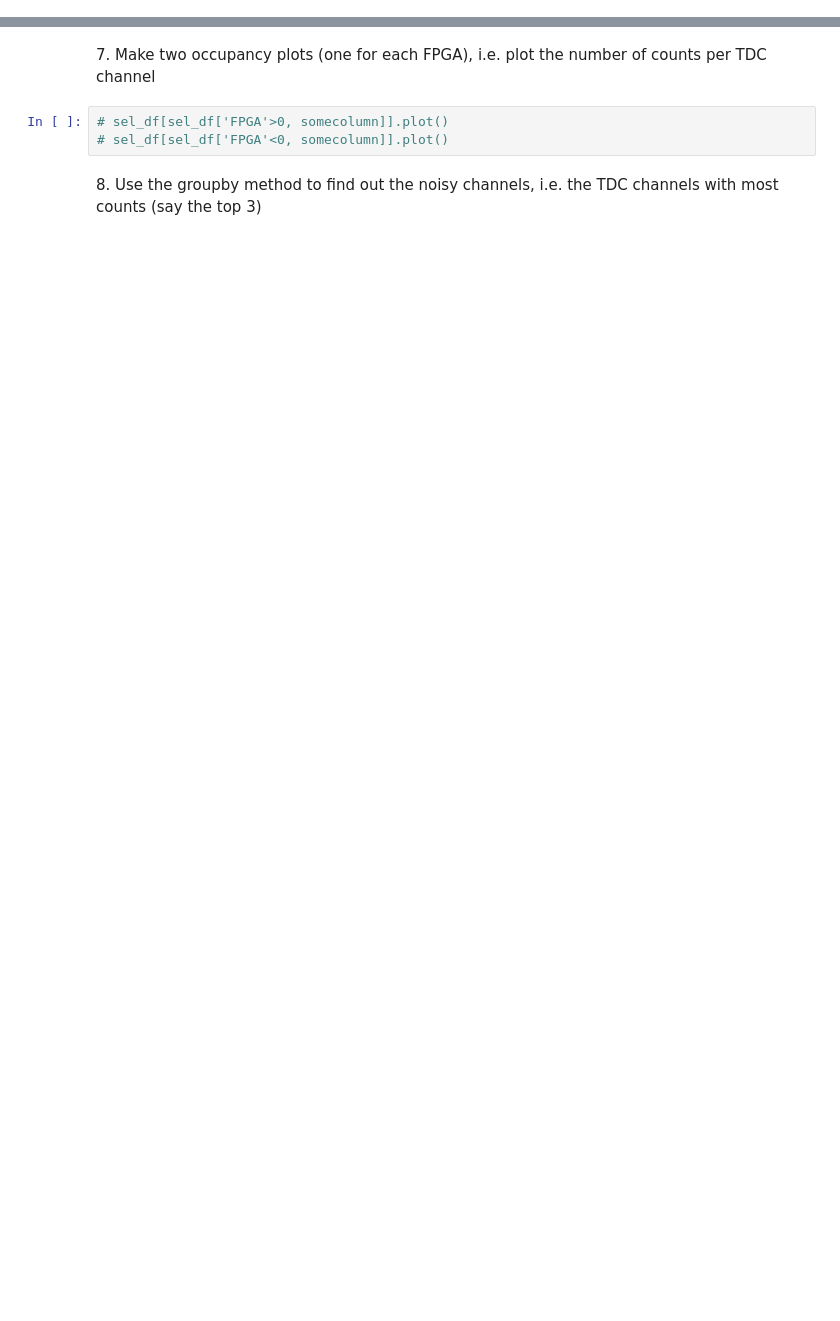
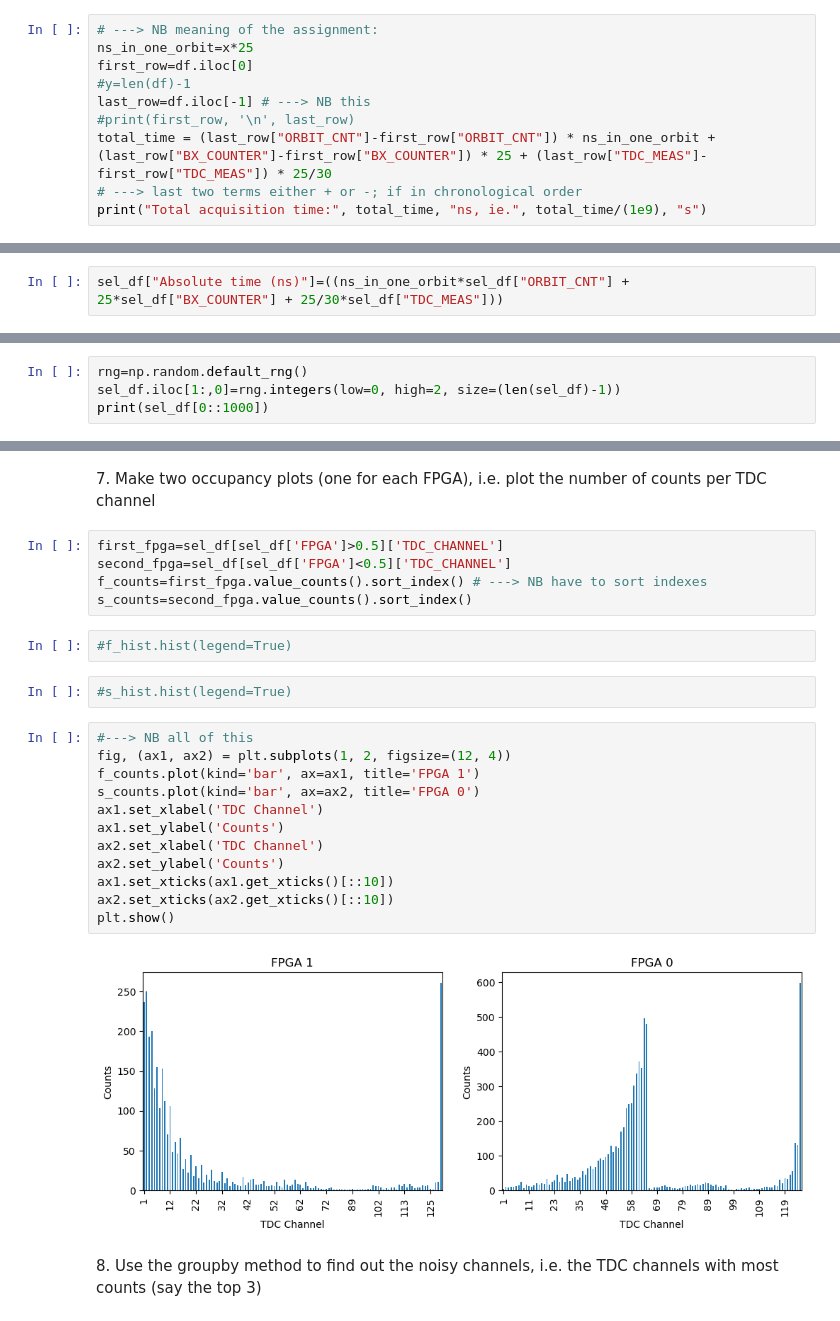
Before and after one commit to LiberoP/LaboratoryOfComputationalPhysics_Y8, a Jupyter notebook: 06ex_Pandas.ipynb, the cells around one changed output, grey strips where cells are left out. Saved outputs shown, nothing was run; the diff lists cells and outputs as text; blank space fills up the shorter version.

```diff
--- a/06ex_Pandas.ipynb
+++ b/06ex_Pandas.ipynb
@@ -48,0 +53,10 @@ total original length: 1310720
+# %%
+# ---> NB meaning of the assignment:
+ns_in_one_orbit=x*25
+first_row=df.iloc[0]
+#y=len(df)-1
+last_row=df.iloc[-1] # ---> NB this
+#print(first_row, '\n', last_row)
+total_time = (last_row["ORBIT_CNT"]-first_row["ORBIT_CNT"]) * ns_in_one_orbit + (last_row["BX_COUNTER"]-first_row["BX_COUNTER"]) * 25 + (last_row["TDC_MEAS"]-first_row["TDC_MEAS"]) * 25/30
+# ---> last two terms either + or -; if in chronological order
+print("Total acquisition time:", total_time, "ns, ie.", total_time/(1e9), "s")
@@ -52,0 +67,2 @@ total original length: 1310720
+# %%
+sel_df["Absolute time (ns)"]=((ns_in_one_orbit*sel_df["ORBIT_CNT"] + 25*sel_df["BX_COUNTER"] + 25/30*sel_df["TDC_MEAS"]))
@@ -56,0 +86,4 @@ total original length: 1310720
+# %%
+rng=np.random.default_rng()
+sel_df.iloc[1:,0]=rng.integers(low=0, high=2, size=(len(sel_df)-1))
+print(sel_df[0::1000])
@@ -61,7 +135,27 @@ total original length: 1310720
 # %% [markdown]
 7\. Make two occupancy plots (one for each FPGA), i.e. plot the number of counts per TDC channel
-# %%
-# sel_df[sel_df['FPGA'>0, somecolumn]].plot()
-# sel_df[sel_df['FPGA'<0, somecolumn]].plot()
+# %%
+first_fpga=sel_df[sel_df['FPGA']>0.5]['TDC_CHANNEL']
+second_fpga=sel_df[sel_df['FPGA']<0.5]['TDC_CHANNEL']
+f_counts=first_fpga.value_counts().sort_index() # ---> NB have to sort indexes
+s_counts=second_fpga.value_counts().sort_index()
+# %%
+#f_hist.hist(legend=True)
+# %%
+#s_hist.hist(legend=True)
+# %%
+#---> NB all of this
+fig, (ax1, ax2) = plt.subplots(1, 2, figsize=(12, 4))
+f_counts.plot(kind='bar', ax=ax1, title='FPGA 1')
+s_counts.plot(kind='bar', ax=ax2, title='FPGA 0')
+ax1.set_xlabel('TDC Channel')
+ax1.set_ylabel('Counts')
+ax2.set_xlabel('TDC Channel')
+ax2.set_ylabel('Counts')
+ax1.set_xticks(ax1.get_xticks()[::10])
+ax2.set_xticks(ax2.get_xticks()[::10])
+plt.show()
+# %% [output]
+[figure, added]
 # %% [markdown]
 8\. Use the groupby method to find out the noisy channels, i.e. the TDC channels with most counts (say the top 3)
```
Also changed, not shown: parts of 20 cells of this notebook, 5 other files.
